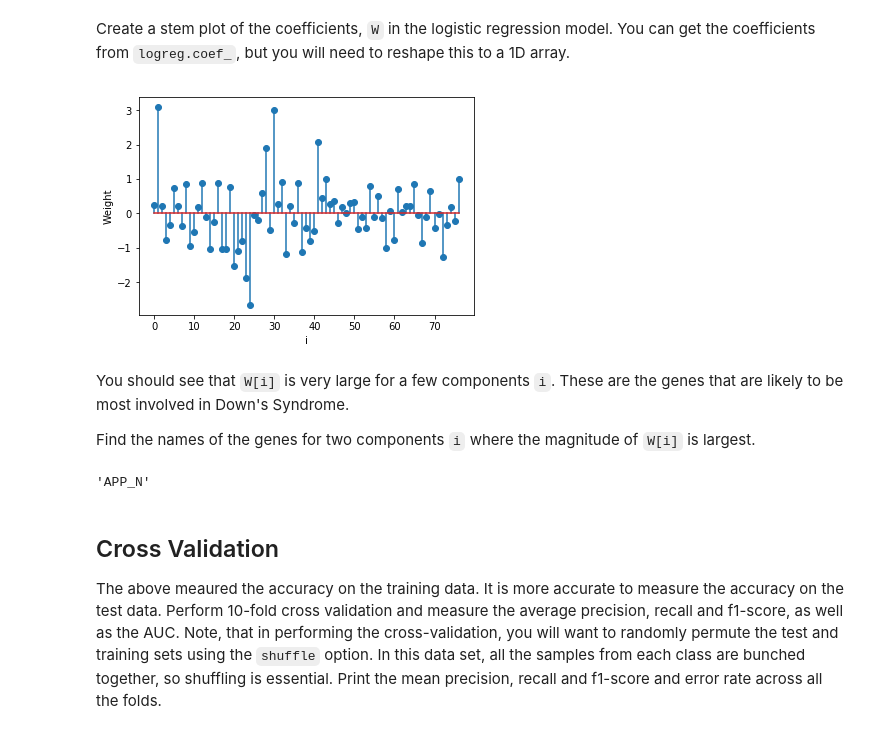
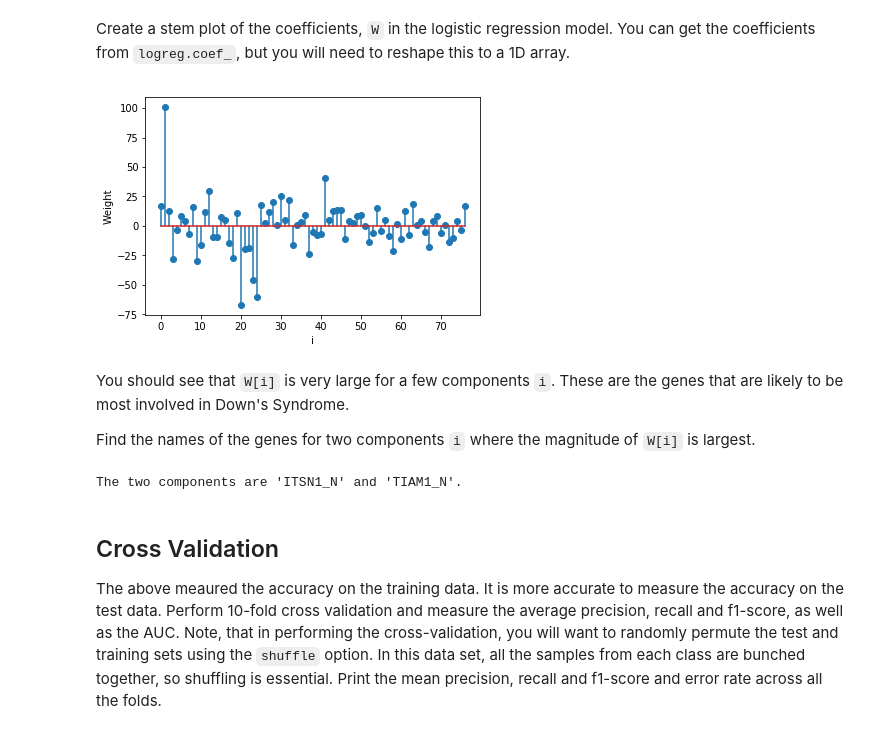
Before and after one commit to scwsdhr/9123_introml, a Jupyter notebook: 04/lab04_gene_partial.ipynb, the cells around one changed output. Drawn from its saved outputs; the diff is of its cells as text; code cells hidden in the pictures.

```diff
--- a/04/lab04_gene_partial.ipynb
+++ b/04/lab04_gene_partial.ipynb
@@ -76,6 +76,6 @@ Xs = preprocessing.scale(np.array(df1[df1.columns[:-4]]))
 Create a `LogisticRegression` object `logreg` and `fit` the training data. Use `C = 1e5`.
 # %%
 # TODO
-logreg = linear_model.LogisticRegression()
+logreg = linear_model.LogisticRegression(C=1e5)
 logreg.fit(Xs,y)
 # %% [output]
@@ -111,21 +112,21 @@ Create a stem plot of the coefficients, `W` in the logistic regression model.  Y
 # %%
 # TODO
 W = logreg.coef_
-plt.stem(W.reshape(-1,1))
+plt.stem(logreg.coef_.reshape(-1,1))
 plt.xlabel('i')
 plt.ylabel('Weight')
 plt.show()
 # %% [output]
-[figure, old version]
+[figure, new version]
 # %% [markdown]
 You should see that `W[i]` is very large for a few components `i`.  These are the genes that are likely to be most involved in Down's Syndrome.
 
 Find the names of the genes for two components `i` where the magnitude of `W[i]` is largest.
 # %%
 # TODO
-df1.columns[np.argsort(-logreg.coef_)[:,:2]][0][1]
+print('The two components are \'%s\' and \'%s\'.' % tuple(df1.columns[np.argsort(-logreg.coef_)[:,:2]][0]))
 # %% [output]
-'APP_N'
+The two components are 'ITSN1_N' and 'TIAM1_N'.
 # %% [markdown]
 ## Cross Validation
 
```
Also changed, not shown: parts of 12 cells of this notebook, 8 other files.
